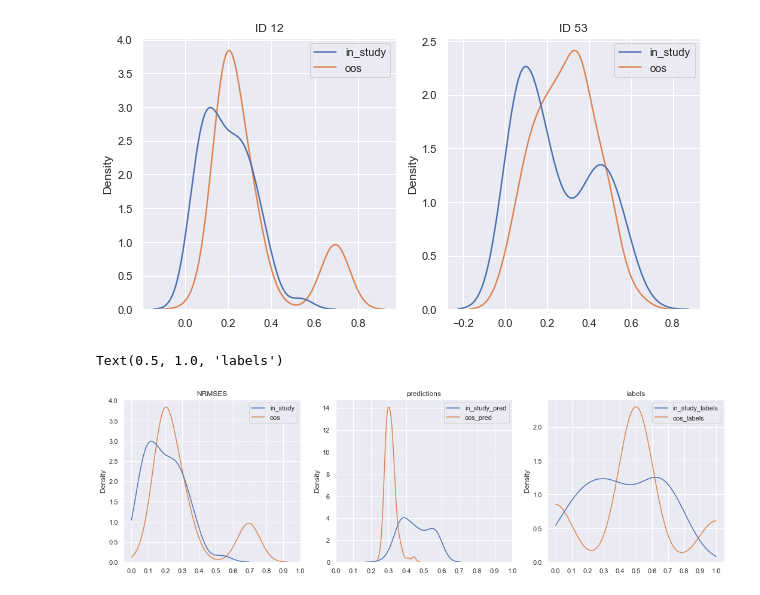
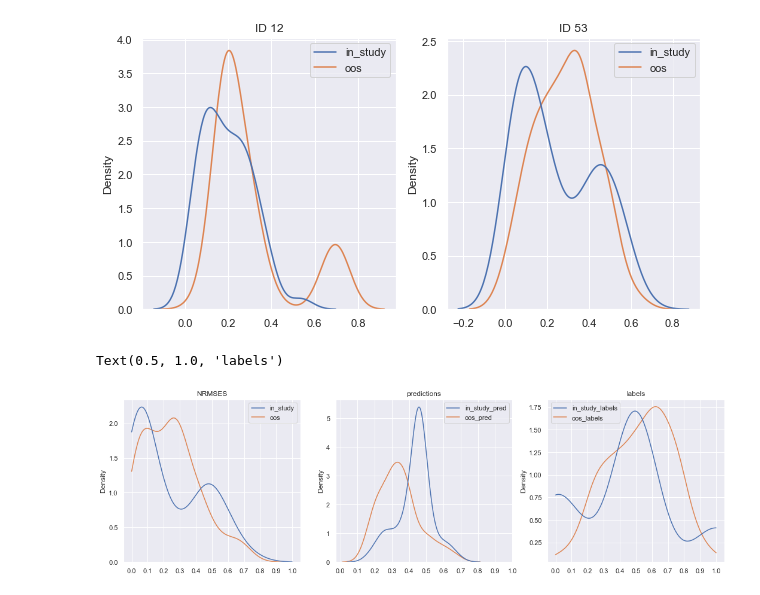
Before and after one commit to s0lvang/ideal-pancake, a Jupyter notebook: misc/notebooks/Analyze Results.ipynb, the cells around one changed output. Cells and saved outputs as stored; diff of their text form; code cells hidden in the pictures.

```diff
--- a/misc/notebooks/Analyze Results.ipynb
+++ b/misc/notebooks/Analyze Results.ipynb
@@ -7,8 +7,8 @@ from sklearn.metrics import mean_squared_error
 sns.set_theme()
 # %%
 two_to_one_df = pd.read_csv("results/results_2_to_1_new_emip.csv")
-new_feature_groups = pd.read_csv("results/results_2_to_1_new_feature_groups.csv")
-two_to_one_df = pd.concat((two_to_one_df, new_feature_groups) )
+two_to_one_df_fix_lhipa = pd.read_csv("results_2_to_1_new_feature_groups.csv")
+two_to_one_df = pd.concat((two_to_one_df, two_to_one_df_fix_lhipa))
 one_to_one_df = pd.read_csv("results/results_1_to_1_new_emip.csv")
 two_to_one_df.columns
 
@@ -522,7 +494,7 @@ Text(0.5, 1.0, 'ID 53')
 [figure]
 # %%
 in_study_12, oos_12, labels, oos_labels, in_study_pred, oos_pred = get_rmses(
-    two_to_one_df.iloc[12]
+    two_to_one_df.iloc[31]
 )
 fig, axes = plt.subplots(nrows=1, ncols=3)
 fig.set_size_inches(18, 5)
@@ -536,31 +508,31 @@ sns.kdeplot(
     common_norm=False,
     clip=(0,1)
 ).set_title("NRMSES")
 
 sns.kdeplot(
     data={
         "in_study_pred": in_study_pred,
         "oos_pred": oos_pred,
     },
     ax=axes[1],
     common_norm=False,
     clip=(0,1)
 ).set_title("predictions")
 axes[0].set_xticks([0, 0.1, 0.2, 0.3, 0.4, 0.5, 0.6, 0.7, 0.8, 0.9, 1])
 axes[1].set_xticks([0, 0.1, 0.2, 0.3, 0.4, 0.5, 0.6, 0.7, 0.8, 0.9, 1])
 axes[2].set_xticks([0, 0.1, 0.2, 0.3, 0.4, 0.5, 0.6, 0.7, 0.8, 0.9, 1])
 
 sns.kdeplot(
     data={
         "in_study_labels": labels,
         "oos_labels": oos_labels,
     },
     ax=axes[2],
     common_norm=False,
     clip=(0,1)
 ).set_title("labels")
 
 # fig.savefig("plots/anosim_plot.jpg")
 # %% [output]
 Text(0.5, 1.0, 'labels')
-[figure, old version]
+[figure, new version]
```
Also changed, not shown: parts of 13 cells of this notebook, 1 other file.
